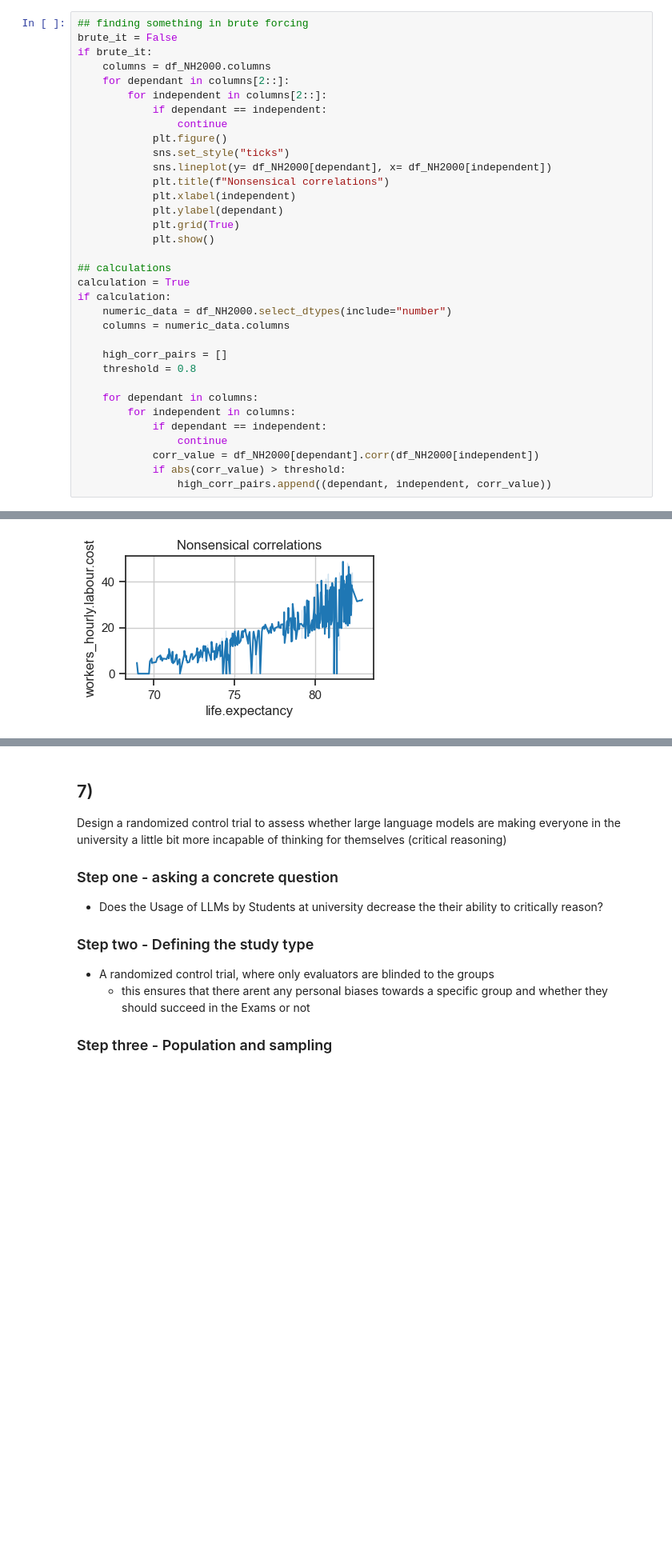
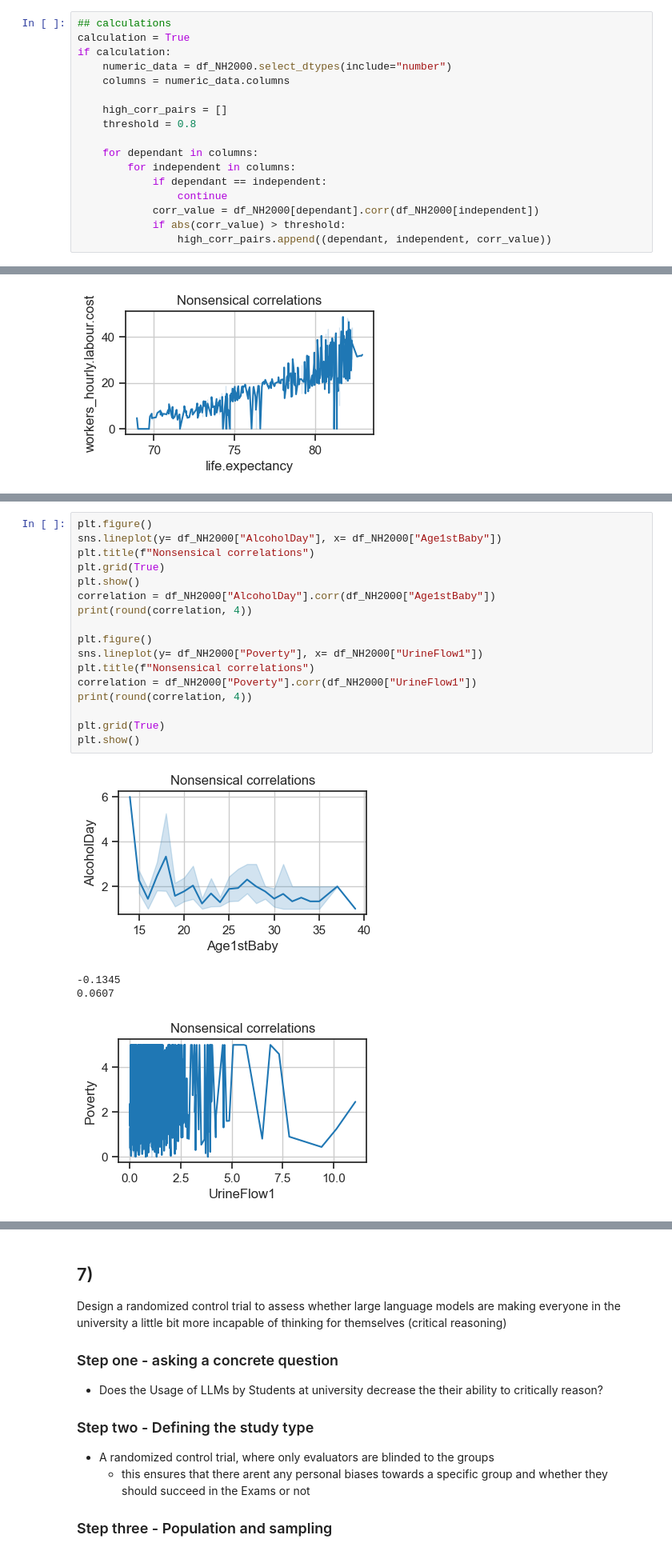
Before and after one commit to NickIsThere/AssessmentPDS1, a Jupyter notebook: PDS_2024_Assessment/Assessment.ipynb, the cells around one changed output, grey strips where cells are left out. Shown: that part at 80% size. Saved outputs shown, nothing was run; the diff lists cells and outputs as text; blank space fills up the shorter version.

```diff
--- a/PDS_2024_Assessment/Assessment.ipynb
+++ b/PDS_2024_Assessment/Assessment.ipynb
@@ -411,23 +411,6 @@ for B:
 ## 6)
 Finding nonsensical correlations in the NHANES dataset
 # %%
-## finding something in brute forcing
-brute_it = False
-if brute_it:
-    columns = df_NH2000.columns
-    for dependant in columns[2::]:
-        for independent in columns[2::]:
-            if dependant == independent:
-                continue
-            plt.figure()
-            sns.set_style("ticks")
-            sns.lineplot(y= df_NH2000[dependant], x= df_NH2000[independent])
-            plt.title(f"Nonsensical correlations")
-            plt.xlabel(independent)
-            plt.ylabel(dependant)
-            plt.grid(True)
-            plt.show()
-
 ## calculations
 calculation = True
 if calculation:
@@ -519,0 +507,22 @@ Plot 2: The hourly pay can have some influence in the life expectancy, but not a
+# %%
+plt.figure()
+sns.lineplot(y= df_NH2000["AlcoholDay"], x= df_NH2000["Age1stBaby"])
+plt.title(f"Nonsensical correlations")
+plt.grid(True)
+plt.show()
+correlation = df_NH2000["AlcoholDay"].corr(df_NH2000["Age1stBaby"])
+print(round(correlation, 4))
+
+plt.figure()
+sns.lineplot(y= df_NH2000["Poverty"], x= df_NH2000["UrineFlow1"])
+plt.title(f"Nonsensical correlations")
+correlation = df_NH2000["Poverty"].corr(df_NH2000["UrineFlow1"])
+print(round(correlation, 4))
+
+plt.grid(True)
+plt.show()
+# %% [output]
+[figure, added]
+-0.1345
+0.0607
+[figure, added]
```
Also changed, not shown: parts of 5 cells of this notebook.
